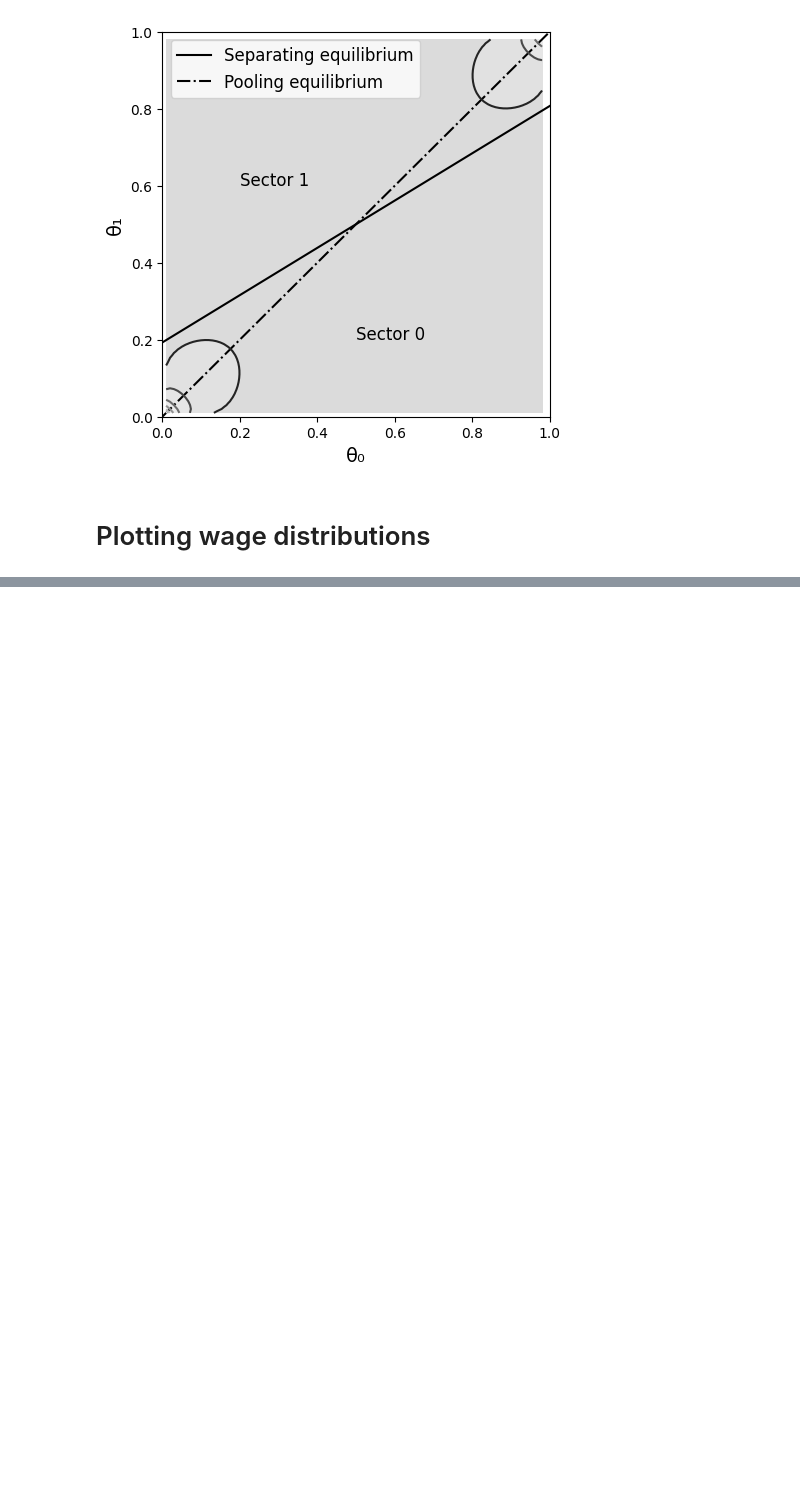
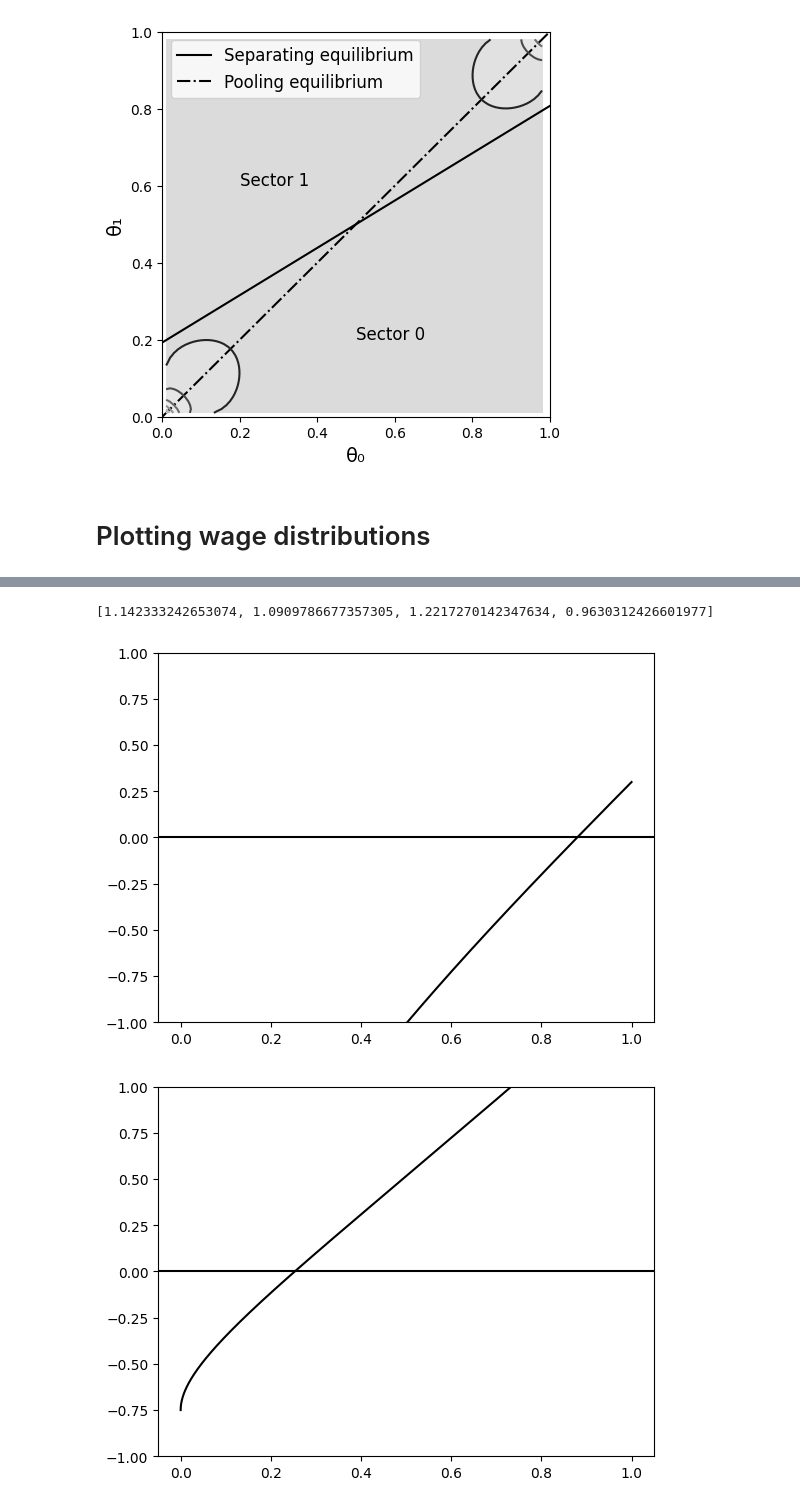
Before and after one commit to pwikman/general_equilibrium, a Jupyter notebook: notebooks/plots_n_stuff.ipynb, the cells around one changed output, grey strips where cells are left out. Cells and saved outputs as stored; diff of their text form; code cells hidden in the pictures; blank space fills up the shorter version.

```diff
--- a/notebooks/plots_n_stuff.ipynb
+++ b/notebooks/plots_n_stuff.ipynb
@@ -331,0 +513,48 @@ plt.savefig('twd2.pdf')
+# %%
+# Check for a given value of gamma and sigma.
+gamma = 1.5
+sigma = 2
+clist = []
+solo = []
+for x in xi:
+    c = fsolve(lambda c: c_solve(c, x, sigma,gamma),  0.9)[0]
+    clist.append(c)
+    ag1 = c**(gamma-1) * x[0] + ((gamma-1) /gamma) * c**gamma
+    if x == xi[0]:
+        y = mean_var
+        sol = fsolve(lambda c: c_solve(c, y, sigma,gamma),  0.9)[0]
+    elif x == xi[2]:
+        y = (means2, vars2)
+        sol = fsolve(lambda c: c_solve(c, y, sigma,gamma),  0.9)[0]
+    elif x == xi[3]:
+        y = (meanb2, varb2)
+        sol = fsolve(lambda c: c_solve(c, y, sigma,gamma),  0.9)[0]
+    else:
+        y = x
+        sol = c
+
+    ag2 = sol**(gamma-1) * y[0] + ((gamma-1) /gamma) * sol**gamma
+    solo.append(ag1+ag2)
+# %%
+solo
+# %% [output]
+[1.142333242653074, 1.0909786677357305, 1.2217270142347634, 0.9630312426601977]
+# %%
+#Plotting a lot of c-functions to determine whether there are multiple solutions
+d = np.arange(0, 1, 0.00001)
+xi = [(0.5,1/3, 'fully separated'),(1,4/3, 'pooling'), (means,varss,'small separation'), (meanb,varb, 'big separation'), (1.5,28/12, 'fs_high'), (means2,vars2,'small separation'), (meanb2,varb2, 'big separation')]
+sigma = [2]
+gamma = [1.5]
+
+for s in sigma:
+    for g in gamma:
+        for x in xi:
+            vecfunc = np.vectorize(lambda c: c_solve(c, x, s, g))
+            T = vecfunc(d)
+            plt.plot (d, T, 'k')
+            plt.ylim([-1,1])
+            plt.axhline(y=0, c="k", label="y=0")
+            plt.show()
+# %% [output]
+[figure, added]
+[figure, added]
```
Also changed, not shown: parts of 18 cells of this notebook, 2 other files.
